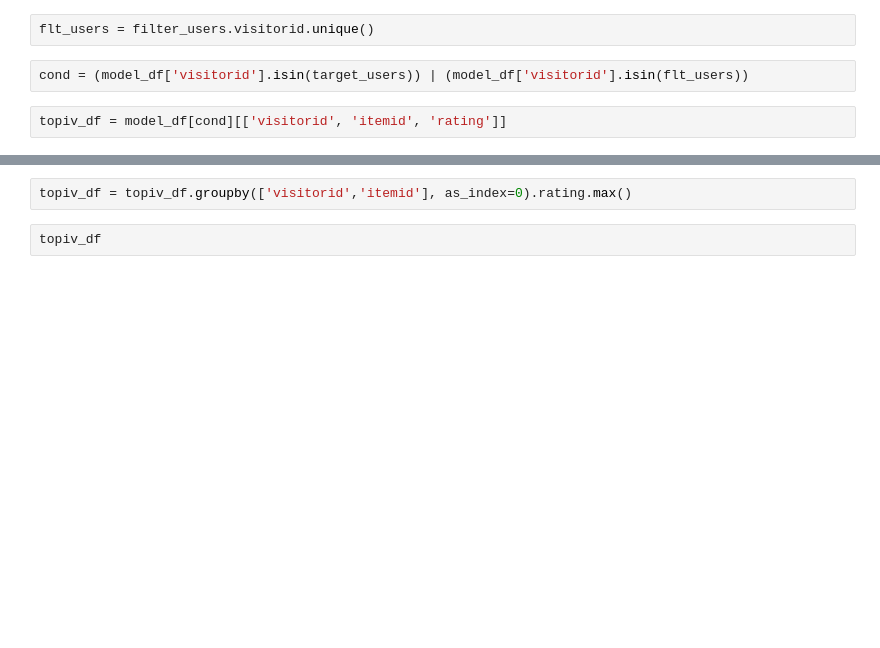
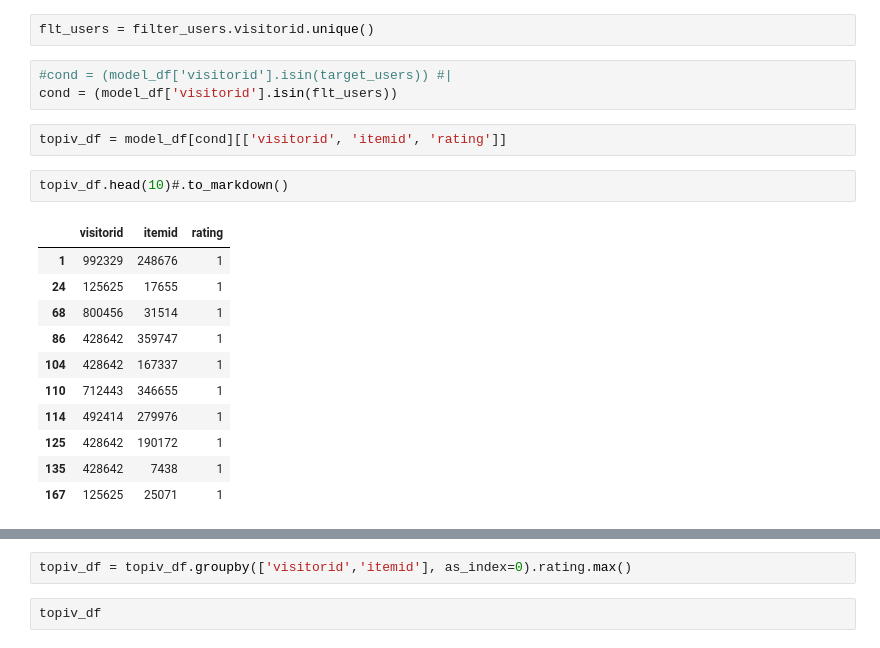
Before and after one commit to AndreyProkofiev/mle-pr-final, a Jupyter notebook: notebooks/eda.ipynb, the cells around one changed output, grey strips where cells are left out. Cells and saved outputs as stored; diff of their text form; blank space fills up the shorter version.

```diff
--- a/notebooks/eda.ipynb
+++ b/notebooks/eda.ipynb
@@ -915,6 +883,21 @@ filter_users
 # %%
 flt_users = filter_users.visitorid.unique()
 # %%
-cond = (model_df['visitorid'].isin(target_users)) | (model_df['visitorid'].isin(flt_users))
+#cond = (model_df['visitorid'].isin(target_users)) #|
+cond = (model_df['visitorid'].isin(flt_users))
 # %%
 topiv_df = model_df[cond][['visitorid', 'itemid', 'rating']]
+# %%
+topiv_df.head(10)#.to_markdown()
+# %% [output]
+|  | visitorid | itemid | rating |
+| 1 | 992329 | 248676 | 1 |
+| 24 | 125625 | 17655 | 1 |
+| 68 | 800456 | 31514 | 1 |
+| 86 | 428642 | 359747 | 1 |
+| 104 | 428642 | 167337 | 1 |
+| 110 | 712443 | 346655 | 1 |
+| 114 | 492414 | 279976 | 1 |
+| 125 | 428642 | 190172 | 1 |
+| 135 | 428642 | 7438 | 1 |
+| 167 | 125625 | 25071 | 1 |
```
Also changed, not shown: parts of 23 cells of this notebook.
